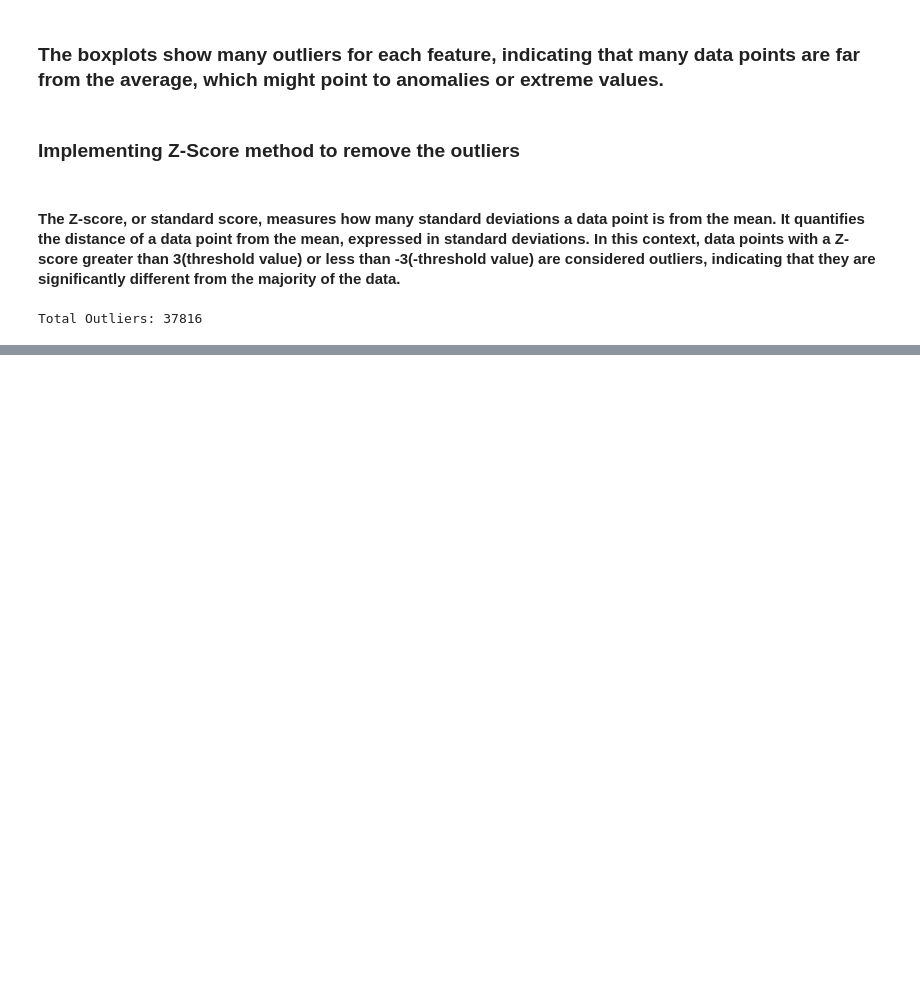
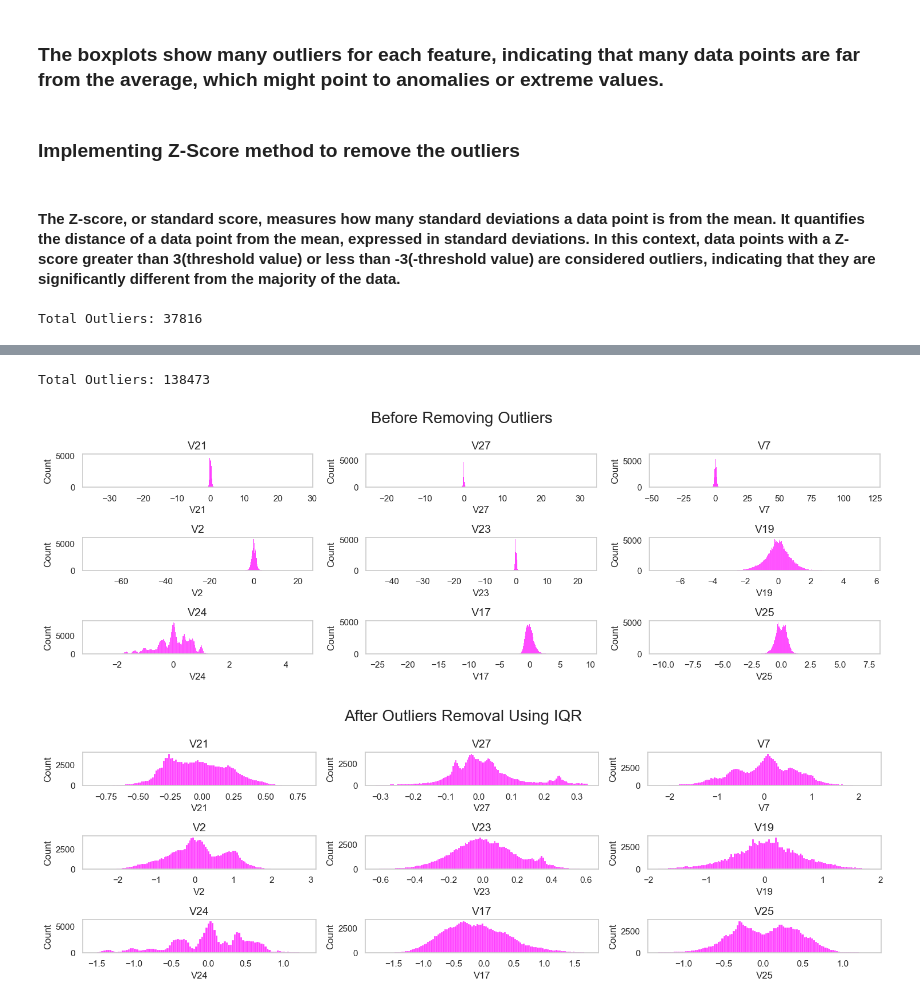
Before and after one commit to SAYAN1590/Credit-Card-Fraud-Detection, a Jupyter notebook: Credit_Card_Fraud_Detection.ipynb, the cells around one changed output, grey strips where cells are left out. Cells and saved outputs as stored; diff of their text form; code cells hidden in the pictures; blank space fills up the shorter version.

Commit message:
Outlier Detection with IQR

```diff
--- a/Credit_Card_Fraud_Detection.ipynb
+++ b/Credit_Card_Fraud_Detection.ipynb
@@ -196,0 +209,45 @@ plotting_histogram(new_df1, viz_features, "After Outliers Removal Using Z-Score"
+# %%
+def detect_outliers_iqr(df, features):
+    """Detect unique outlier indices in specified columns of a DataFrame using IQR.
+
+    This function identifies data points that are considered outliers based on the Interquartile Range (IQR).
+    Outliers are those data points that fall below Q1 - 1.5 * IQR or above Q3 + 1.5 * IQR."""
+
+    outlier_set=set()
+
+    for feature in features:
+        Q1= df[feature].quantile(0.25)
+        Q3= df[feature].quantile(0.75)
+
+        # Calculate IQR
+
+        IQR=Q3-Q1
+
+        # Define the bounds for outliers
+        lower_bound = Q1-(IQR*1.5)
+        upper_bound= Q3+(IQR*1.5)
+
+        # Finding the outlier indices
+
+        outlier_indices=df[(df[feature]<lower_bound) | (df[feature]>upper_bound)].index
+
+        outlier_set.update(outlier_indices)
+
+    print("Total Outliers:", len(outlier_set))
+    return sorted(outlier_set)
+# %%
+# Detecting Outliers
+outlier_indices = detect_outliers_iqr(df, features)
+
+# Removing Outliers
+new_df2 = df.drop(index=outlier_indices, axis=0).reset_index(drop=True)
+# %% [output]
+Total Outliers: 138473
+# %%
+# Visualzing Features Before and after removal of outlier using IQR
+viz_features = np.random.choice(features, 9, replace=False)
+plotting_histogram(df, viz_features, "Before Removing Outliers")
+plotting_histogram(new_df2, viz_features, "After Outliers Removal Using IQR")
+# %% [output]
+[figure, added]
+[figure, added]
```
Also changed, not shown: parts of 2 cells of this notebook.
